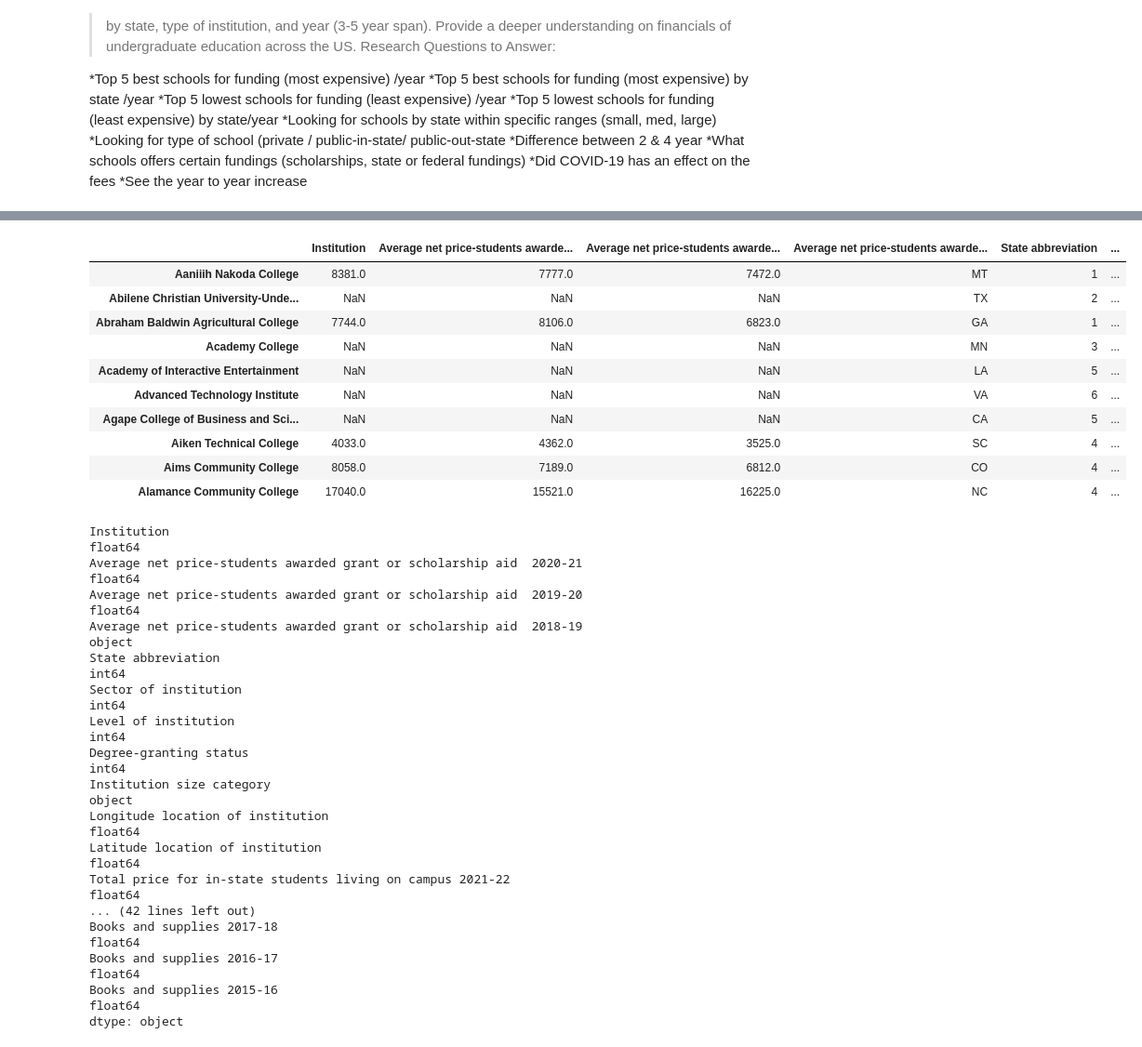
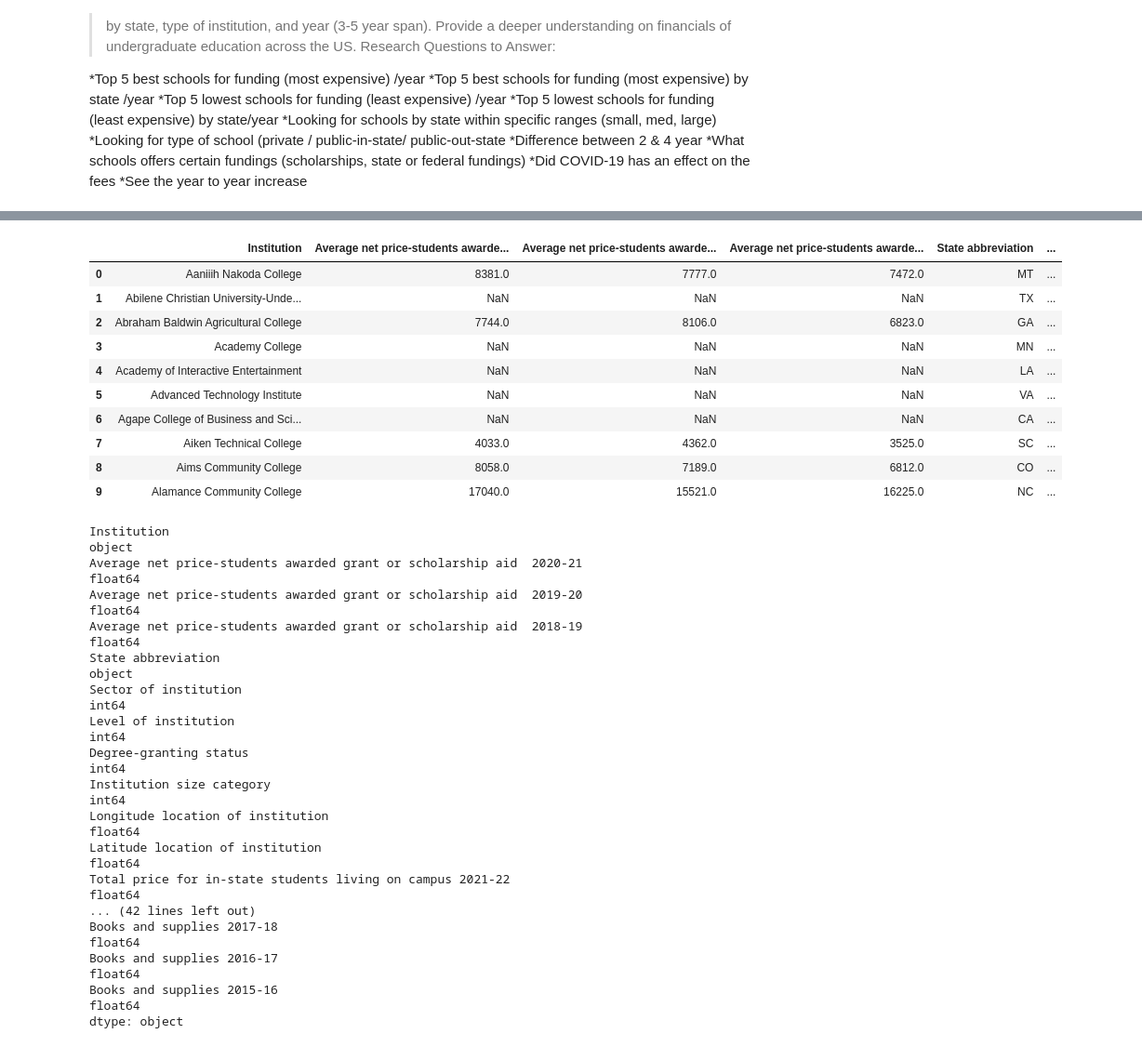
Before and after one commit to anthonybpino/Project-1-Undergrad-Student-Data, a Jupyter notebook: project1dlm.ipynb, the cells around one changed output, grey strips where cells are left out. Shown at 93% size. Saved outputs shown, nothing was run; the diff lists cells and outputs as text; code cells hidden in the pictures.

```diff
--- a/project1dlm.ipynb
+++ b/project1dlm.ipynb
@@ -80,30 +61,30 @@ edu_df.head(20)
 # %%
-edu_clean_df = edu_df.drop(columns=['Institution name'])
+edu_clean_df = edu_df.drop(columns=['Institution name', 'Unnamed'])
 edu_clean_df.head(10)
 # %% [output]
 |  | Institution | Average net price-students awarde... | Average net price-students awarde... | Average net price-students awarde... | State abbreviation | ... |
-| Aaniiih Nakoda College | 8381.0 | 7777.0 | 7472.0 | MT | 1 | ... |
-| Abilene Christian University-Unde... | NaN | NaN | NaN | TX | 2 | ... |
-| Abraham Baldwin Agricultural College | 7744.0 | 8106.0 | 6823.0 | GA | 1 | ... |
-| Academy College | NaN | NaN | NaN | MN | 3 | ... |
-| Academy of Interactive Entertainment | NaN | NaN | NaN | LA | 5 | ... |
-| Advanced Technology Institute | NaN | NaN | NaN | VA | 6 | ... |
-| Agape College of Business and Sci... | NaN | NaN | NaN | CA | 5 | ... |
-| Aiken Technical College | 4033.0 | 4362.0 | 3525.0 | SC | 4 | ... |
-| Aims Community College | 8058.0 | 7189.0 | 6812.0 | CO | 4 | ... |
-| Alamance Community College | 17040.0 | 15521.0 | 16225.0 | NC | 4 | ... |
+| 0 | Aaniiih Nakoda College | 8381.0 | 7777.0 | 7472.0 | MT | ... |
+| 1 | Abilene Christian University-Unde... | NaN | NaN | NaN | TX | ... |
+| 2 | Abraham Baldwin Agricultural College | 7744.0 | 8106.0 | 6823.0 | GA | ... |
+| 3 | Academy College | NaN | NaN | NaN | MN | ... |
+| 4 | Academy of Interactive Entertainment | NaN | NaN | NaN | LA | ... |
+| 5 | Advanced Technology Institute | NaN | NaN | NaN | VA | ... |
+| 6 | Agape College of Business and Sci... | NaN | NaN | NaN | CA | ... |
+| 7 | Aiken Technical College | 4033.0 | 4362.0 | 3525.0 | SC | ... |
+| 8 | Aims Community College | 8058.0 | 7189.0 | 6812.0 | CO | ... |
+| 9 | Alamance Community College | 17040.0 | 15521.0 | 16225.0 | NC | ... |
 # %%
 edu_clean_df.dtypes
 # %% [output]
-Institution                                                                           float64
+Institution                                                                            object
 Average net price-students awarded grant or scholarship aid  2020-21                  float64
 Average net price-students awarded grant or scholarship aid  2019-20                  float64
-Average net price-students awarded grant or scholarship aid  2018-19                   object
-State abbreviation                                                                      int64
+Average net price-students awarded grant or scholarship aid  2018-19                  float64
+State abbreviation                                                                     object
 Sector of institution                                                                   int64
 Level of institution                                                                    int64
 Degree-granting status                                                                  int64
-Institution size category                                                              object
+Institution size category                                                               int64
 Longitude location of institution                                                     float64
 Latitude location of institution                                                      float64
 Total price for in-state students living on campus 2021-22                            float64
```
Also changed, not shown: parts of 16 cells of this notebook, 1 other file.
